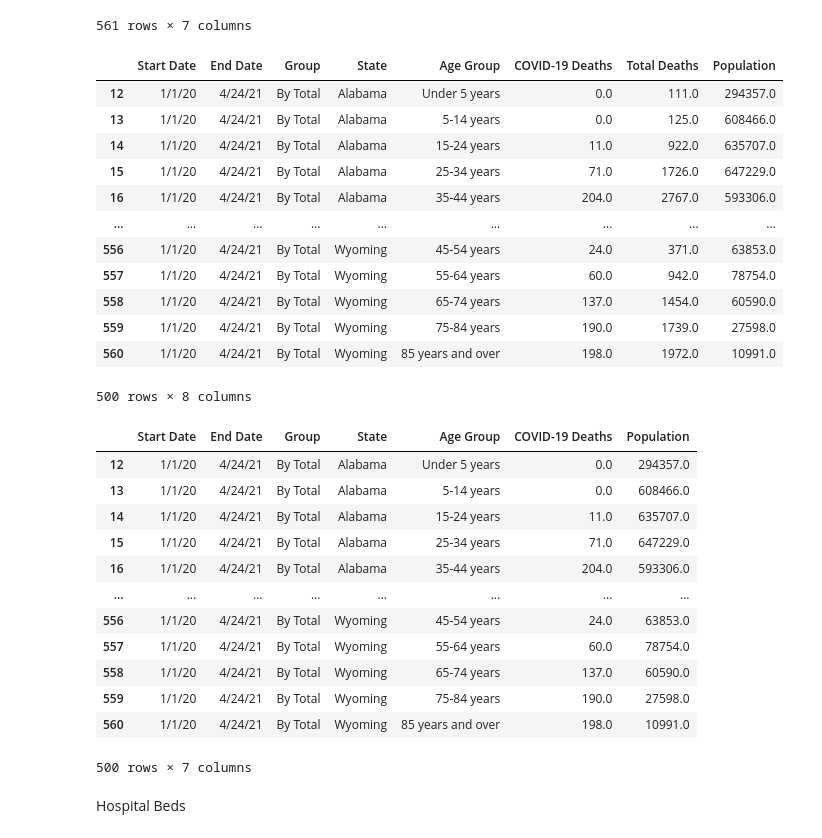
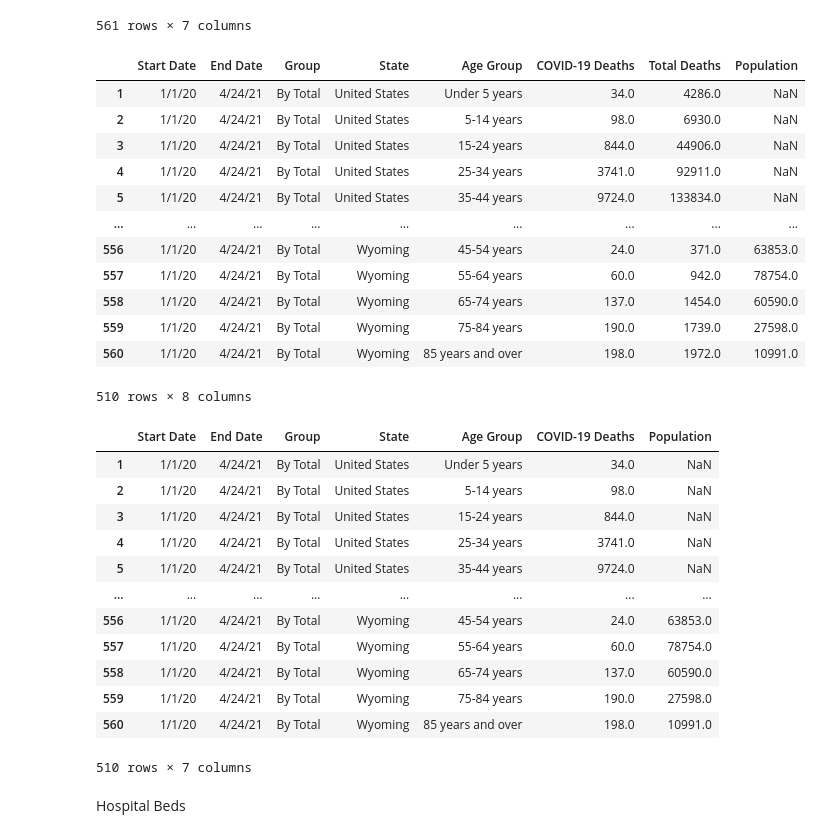
Before and after one commit to jenniecinelli/project_one, a Jupyter notebook: Folder4/jennie cleaning & analysis notebook.ipynb, the cells around one changed output. Drawn from its saved outputs; the diff is of its cells as text; code cells hidden in the pictures.

```diff
--- a/Folder4/jennie cleaning & analysis notebook.ipynb
+++ b/Folder4/jennie cleaning & analysis notebook.ipynb
@@ -171,23 +177,23 @@ totals = pop_data.loc[pop_data['Age Group']=='Total']
 # %%
 merged_df = pd.merge(age_data, pop_data,  how='left', left_on=['State','Age Group'], right_on = ['State','Age Group'])
 # %%
-merged_df = merged_df.loc[merged_df['State']!='United States']
+#merged_df = merged_df.loc[merged_df['State']!='United States']
 merged_df = merged_df.loc[merged_df['Age Group']!='All Ages']
 merged_df
 # %% [output]
 |  | Start Date | End Date | Group | State | Age Group | COVID-19 Deaths | Total Deaths | Population |
-| 12 | 1/1/20 | 4/24/21 | By Total | Alabama | Under 5 years | 0.0 | 111.0 | 294357.0 |
-| 13 | 1/1/20 | 4/24/21 | By Total | Alabama | 5-14 years | 0.0 | 125.0 | 608466.0 |
-| 14 | 1/1/20 | 4/24/21 | By Total | Alabama | 15-24 years | 11.0 | 922.0 | 635707.0 |
-| 15 | 1/1/20 | 4/24/21 | By Total | Alabama | 25-34 years | 71.0 | 1726.0 | 647229.0 |
-| 16 | 1/1/20 | 4/24/21 | By Total | Alabama | 35-44 years | 204.0 | 2767.0 | 593306.0 |
+| 1 | 1/1/20 | 4/24/21 | By Total | United States | Under 5 years | 34.0 | 4286.0 | NaN |
+| 2 | 1/1/20 | 4/24/21 | By Total | United States | 5-14 years | 98.0 | 6930.0 | NaN |
+| 3 | 1/1/20 | 4/24/21 | By Total | United States | 15-24 years | 844.0 | 44906.0 | NaN |
+| 4 | 1/1/20 | 4/24/21 | By Total | United States | 25-34 years | 3741.0 | 92911.0 | NaN |
+| 5 | 1/1/20 | 4/24/21 | By Total | United States | 35-44 years | 9724.0 | 133834.0 | NaN |
 | ... | ... | ... | ... | ... | ... | ... | ... | ... |
 | 556 | 1/1/20 | 4/24/21 | By Total | Wyoming | 45-54 years | 24.0 | 371.0 | 63853.0 |
 | 557 | 1/1/20 | 4/24/21 | By Total | Wyoming | 55-64 years | 60.0 | 942.0 | 78754.0 |
 | 558 | 1/1/20 | 4/24/21 | By Total | Wyoming | 65-74 years | 137.0 | 1454.0 | 60590.0 |
 | 559 | 1/1/20 | 4/24/21 | By Total | Wyoming | 75-84 years | 190.0 | 1739.0 | 27598.0 |
 | 560 | 1/1/20 | 4/24/21 | By Total | Wyoming | 85 years and over | 198.0 | 1972.0 | 10991.0 |
-500 rows × 8 columns
+510 rows × 8 columns
 # %%
 
 del merged_df['Total Deaths']
@@ -195,18 +201,18 @@ del merged_df['Total Deaths']
 merged_df
 # %% [output]
 |  | Start Date | End Date | Group | State | Age Group | COVID-19 Deaths | Population |
-| 12 | 1/1/20 | 4/24/21 | By Total | Alabama | Under 5 years | 0.0 | 294357.0 |
-| 13 | 1/1/20 | 4/24/21 | By Total | Alabama | 5-14 years | 0.0 | 608466.0 |
-| 14 | 1/1/20 | 4/24/21 | By Total | Alabama | 15-24 years | 11.0 | 635707.0 |
-| 15 | 1/1/20 | 4/24/21 | By Total | Alabama | 25-34 years | 71.0 | 647229.0 |
-| 16 | 1/1/20 | 4/24/21 | By Total | Alabama | 35-44 years | 204.0 | 593306.0 |
+| 1 | 1/1/20 | 4/24/21 | By Total | United States | Under 5 years | 34.0 | NaN |
+| 2 | 1/1/20 | 4/24/21 | By Total | United States | 5-14 years | 98.0 | NaN |
+| 3 | 1/1/20 | 4/24/21 | By Total | United States | 15-24 years | 844.0 | NaN |
+| 4 | 1/1/20 | 4/24/21 | By Total | United States | 25-34 years | 3741.0 | NaN |
+| 5 | 1/1/20 | 4/24/21 | By Total | United States | 35-44 years | 9724.0 | NaN |
 | ... | ... | ... | ... | ... | ... | ... | ... |
 | 556 | 1/1/20 | 4/24/21 | By Total | Wyoming | 45-54 years | 24.0 | 63853.0 |
 | 557 | 1/1/20 | 4/24/21 | By Total | Wyoming | 55-64 years | 60.0 | 78754.0 |
 | 558 | 1/1/20 | 4/24/21 | By Total | Wyoming | 65-74 years | 137.0 | 60590.0 |
 | 559 | 1/1/20 | 4/24/21 | By Total | Wyoming | 75-84 years | 190.0 | 27598.0 |
 | 560 | 1/1/20 | 4/24/21 | By Total | Wyoming | 85 years and over | 198.0 | 10991.0 |
-500 rows × 7 columns
+510 rows × 7 columns
 # %%
 merged_df.to_csv("../Folder3/age-pop-state.csv", index=False, header=True)
 # %%
```
Also changed, not shown: parts of 3 cells of this notebook, 8 other files.
